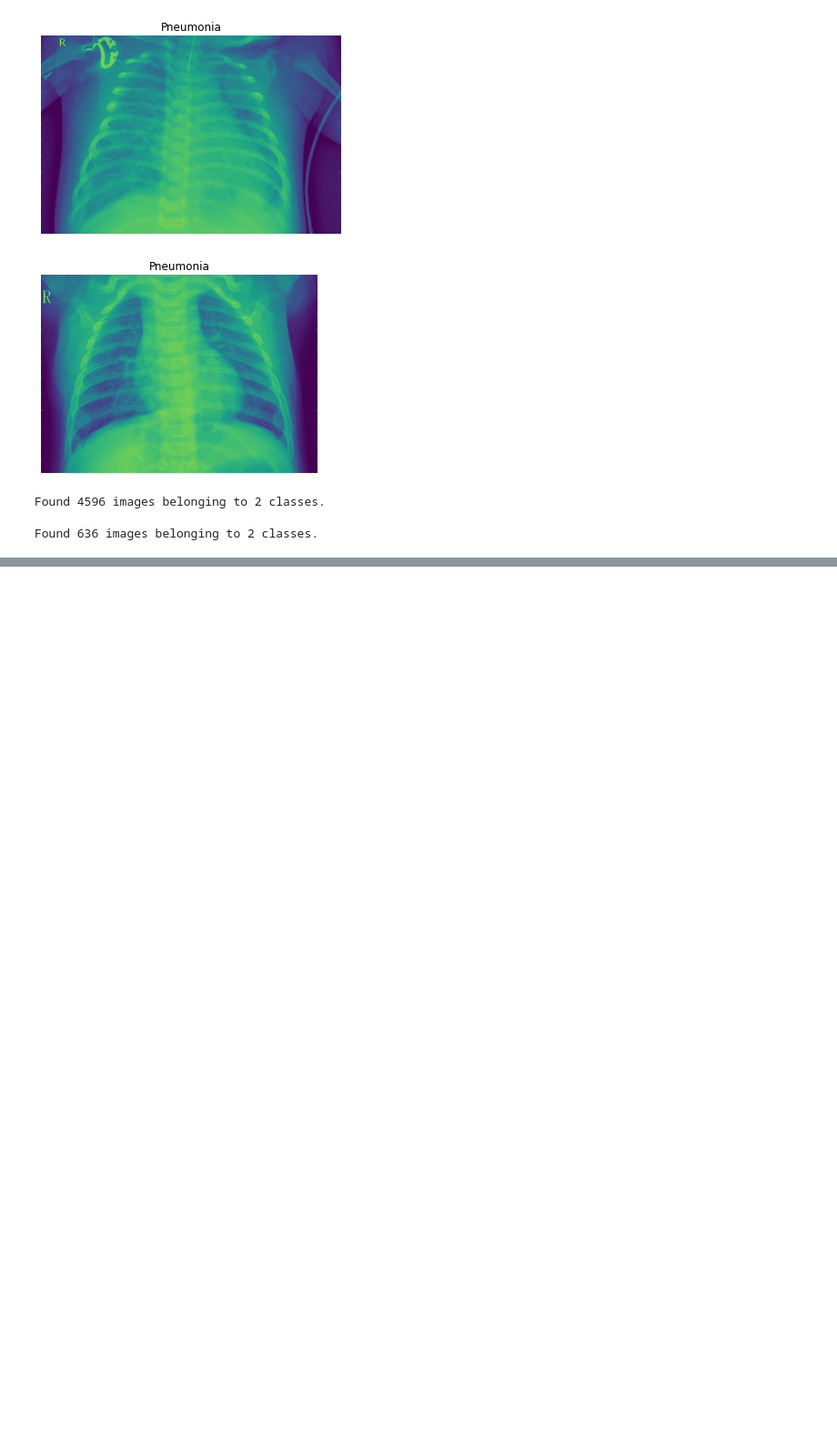
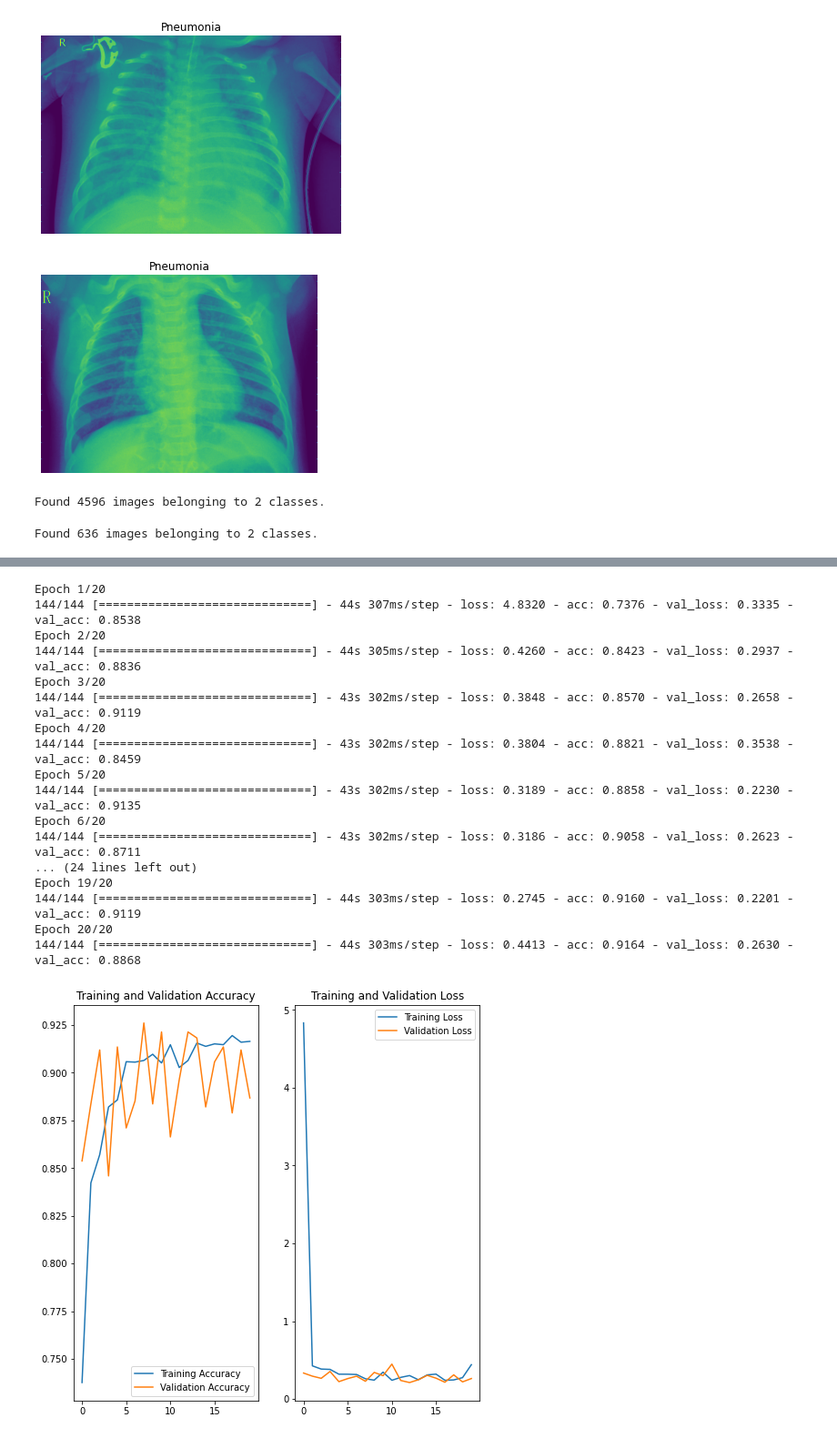
Before and after one commit to ChristosMaglaras/Image-Classification-Chest-X-Ray-analysis-to-predict-presence-of-Lung-Pathologies, a Jupyter notebook: notebooks/christos.ipynb, the cells around one changed output, grey strips where cells are left out. Shown at 91% size. Cells and saved outputs as stored; diff of their text form; code cells hidden in the pictures; blank space fills up the shorter version.

Commit message:
added models

```diff
--- a/notebooks/christos.ipynb
+++ b/notebooks/christos.ipynb
@@ -97,8 +115,8 @@ Found 4596 images belonging to 2 classes.
 # %%
 val_dir =  '../data/dataset/val/'
 
-validation_generator = ImageDataGenerator(rescale = 1/255)
-val_generator = validation_generator.flow_from_directory(val_dir,target_size = (96, 96), batch_size = 32, class_mode='categorical', classes = Class_Names)
+validation_generator = ImageDataGenerator(preprocessing_function=preprocess_input)
+val_generator = validation_generator.flow_from_directory(val_dir,target_size = (96, 96), batch_size = 32, class_mode='binary', classes = Class_Names)
 # %% [output]
 Found 636 images belonging to 2 classes.
 # %%
@@ -143,11 +161,2 @@ Trainable params: 1,438,019
 Non-trainable params: 0
 _________________________________________________________________
-# %%
-##model.compile(optimizer = tf.keras.optimizers.Nadam(lr = 0.0001, beta_1 = 0.9, beta_2 = 0.999, epsilon = 1e-08, decay = 0.0),loss = 'categorical_crossentropy',metrics = ['acc'])
-##model.compile(optimizer = tf.keras.optimizers.Adadelta(lr=0.0001, rho=0.95, epsilon=1e-08, decay=0.0),loss = 'categorical_crossentropy',metrics = ['acc'])
-model.compile(optimizer = tf.keras.optimizers.RMSprop(lr = 0.001,
-                                                      rho=0.90,
-                                                      epsilon=1e-08,
-                                                      decay=0.0),
-              loss = 'categorical_crossentropy',metrics = ['acc'])
-#model.compile(optimizer = tf.keras.optimizers.SGD(lr = 0.001, momentum = 0.01, nesterov = True),loss = 'categorical_crossentropy',metrics = ['acc'])
@@ -181,0 +163,57 @@ Function call stack:
+# %%
+model.compile(optimizer = tf.keras.optimizers.RMSprop(lr      = 0.001,
+                                                      rho     = 0.90,
+                                                      epsilon = 1e-08,
+                                                      decay   = 0.0),
+              loss    = 'categorical_crossentropy',
+              metrics = ['acc'])
+# %%
+import plotly.express as px
+
+with tf.device('/device:GPU:0'):
+    history = model.fit(train_generator,
+            validation_data = val_generator,
+            epochs = 20,
+            batch_size = 64,
+            verbose = 1)
+
+acc = history.history['acc']
+val_acc = history.history['val_acc']
+
+loss=history.history['loss']
+val_loss=history.history['val_loss']
+epochs = 20
+epochs_range = range(epochs)
+
+plt.figure(figsize=(8, 8))
+plt.subplot(1, 2, 1)
+plt.plot(epochs_range, acc, label='Training Accuracy')
+plt.plot(epochs_range, val_acc, label='Validation Accuracy')
+plt.legend(loc='lower right')
+plt.title('Training and Validation Accuracy')
+
+plt.subplot(1, 2, 2)
+plt.plot(epochs_range, loss, label='Training Loss')
+plt.plot(epochs_range, val_loss, label='Validation Loss')
+plt.legend(loc='upper right')
+plt.title('Training and Validation Loss')
+plt.show()
+# %% [output]
+Epoch 1/20
+144/144 [==============================] - 44s 307ms/step - loss: 4.8320 - acc: 0.7376 - val_loss: 0.3335 - val_acc: 0.8538
+Epoch 2/20
+144/144 [==============================] - 44s 305ms/step - loss: 0.4260 - acc: 0.8423 - val_loss: 0.2937 - val_acc: 0.8836
+Epoch 3/20
+144/144 [==============================] - 43s 302ms/step - loss: 0.3848 - acc: 0.8570 - val_loss: 0.2658 - val_acc: 0.9119
+Epoch 4/20
+144/144 [==============================] - 43s 302ms/step - loss: 0.3804 - acc: 0.8821 - val_loss: 0.3538 - val_acc: 0.8459
+Epoch 5/20
+144/144 [==============================] - 43s 302ms/step - loss: 0.3189 - acc: 0.8858 - val_loss: 0.2230 - val_acc: 0.9135
+Epoch 6/20
+144/144 [==============================] - 43s 302ms/step - loss: 0.3186 - acc: 0.9058 - val_loss: 0.2623 - val_acc: 0.8711
+... (24 lines left out)
+Epoch 19/20
+144/144 [==============================] - 44s 303ms/step - loss: 0.2745 - acc: 0.9160 - val_loss: 0.2201 - val_acc: 0.9119
+Epoch 20/20
+144/144 [==============================] - 44s 303ms/step - loss: 0.4413 - acc: 0.9164 - val_loss: 0.2630 - val_acc: 0.8868
+[figure, added]
```
Also changed, not shown: parts of 33 cells of this notebook.
